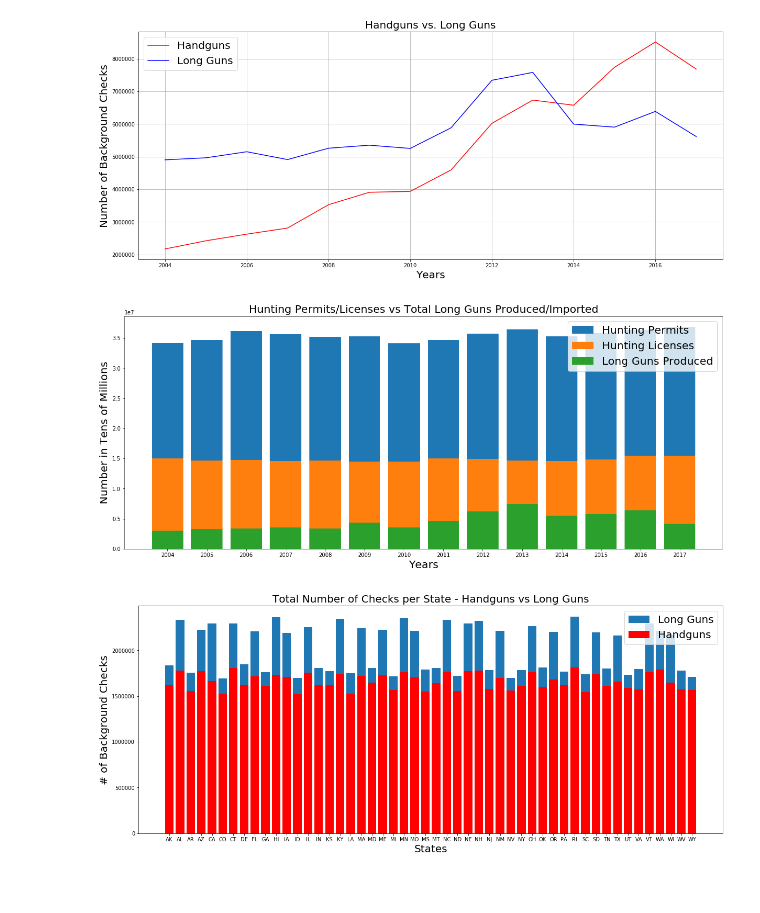
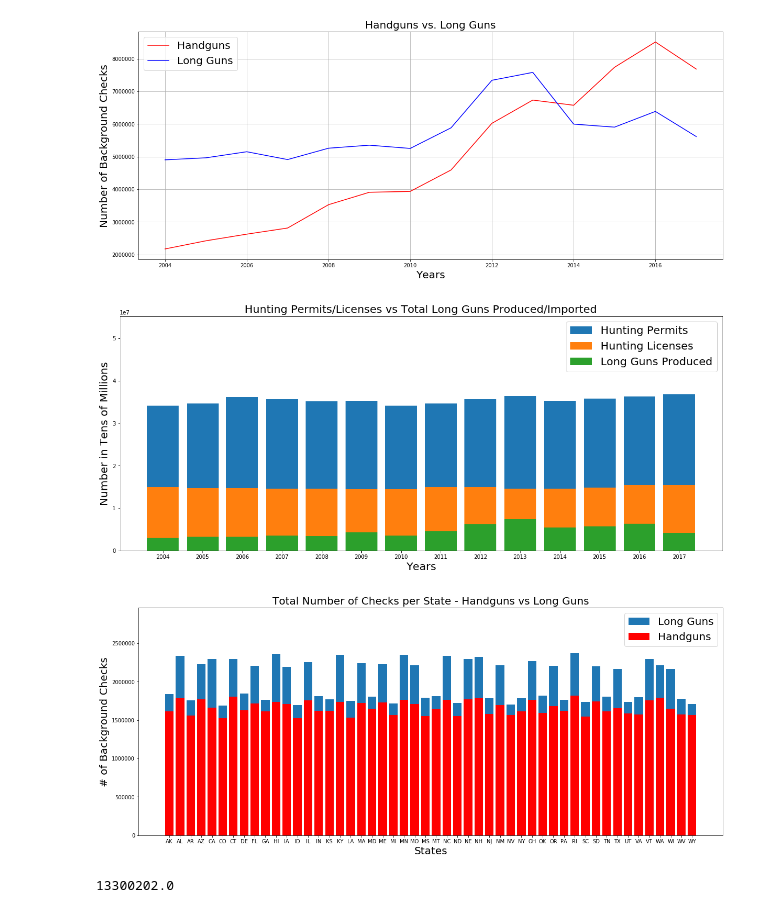
Before and after one commit to kcs342kcs/Guns, a Jupyter notebook: Parse_All_Data.ipynb, the cells around one changed output. Cells and saved outputs as stored; diff of their text form; code cells hidden in the pictures; blank space fills up the shorter version.

Commit message:
added ylim

```diff
--- a/Parse_All_Data.ipynb
+++ b/Parse_All_Data.ipynb
@@ -411,17 +412,18 @@ plt.savefig("./images/hand_vs_long.png")
 # %%
 plt.bar(y_pos,g_df["hunt_permit_issued"],label="Hunting Permits")
 plt.bar(y_pos,g_df["total_hunt_licences"],label="Hunting Licenses")
 plt.bar(y_pos,g_df["total_long_guns_us"],label="Long Guns Produced")
 plt.xticks(y_pos,g_df["year"])
 fig = plt.gcf()
 fig.set_size_inches(20,8)
+plt.ylim(0,max(g_df["hunt_permit_issued"])*1.5)
 plt.legend(loc="best",fontsize=20)
 plt.xlabel("Years",fontsize=20)
 plt.ylabel("Number in Tens of Millions",fontsize=20)
 plt.title("Hunting Permits/Licenses vs Total Long Guns Produced/Imported",fontsize=20)
 plt.savefig("./images/hunting_permits.png")
 # %% [output]
-[figure, old version]
+[figure, new version]
 # %%
 st_pos = np.arange(len(sta_df["state_abbr"]))
 plt.bar(st_pos,sta_df["total_long_gun"],label="Long Guns")
@@ -429,10 +431,19 @@ plt.bar(st_pos,sta_df["total_handgun"],label="Handguns",color="red")
 plt.xticks(st_pos,sta_df["state_abbr"])
 fig = plt.gcf()
 fig.set_size_inches(20,8)
+plt.ylim(0,max(sta_df["total_long_gun"])*1.25)
 plt.legend(loc="best",fontsize=20)
 plt.xlabel("States",fontsize=20)
 plt.ylabel("# of Background Checks",fontsize=20)
 plt.title("Total Number of Checks per State - Handguns vs Long Guns",fontsize=20)
 plt.savefig("./images/total_per_state.png")
 # %% [output]
-[figure, old version]
+[figure, new version]
+# %%
+f2004 = g_df.loc[g_df["year"] == 2004]
+f2017 = g_df.loc[g_df["year"] == 2017]
+t2004 = f2004["total_handgun"].sum()+f2004["total_long_gun"].sum()
+t2017 = f2017["total_handgun"].sum()+f2017["total_long_gun"].sum()
+t2017
+# %% [output]
+13300202.0
```
Also changed, not shown: parts of 1 cell of this notebook, 3 other files.
